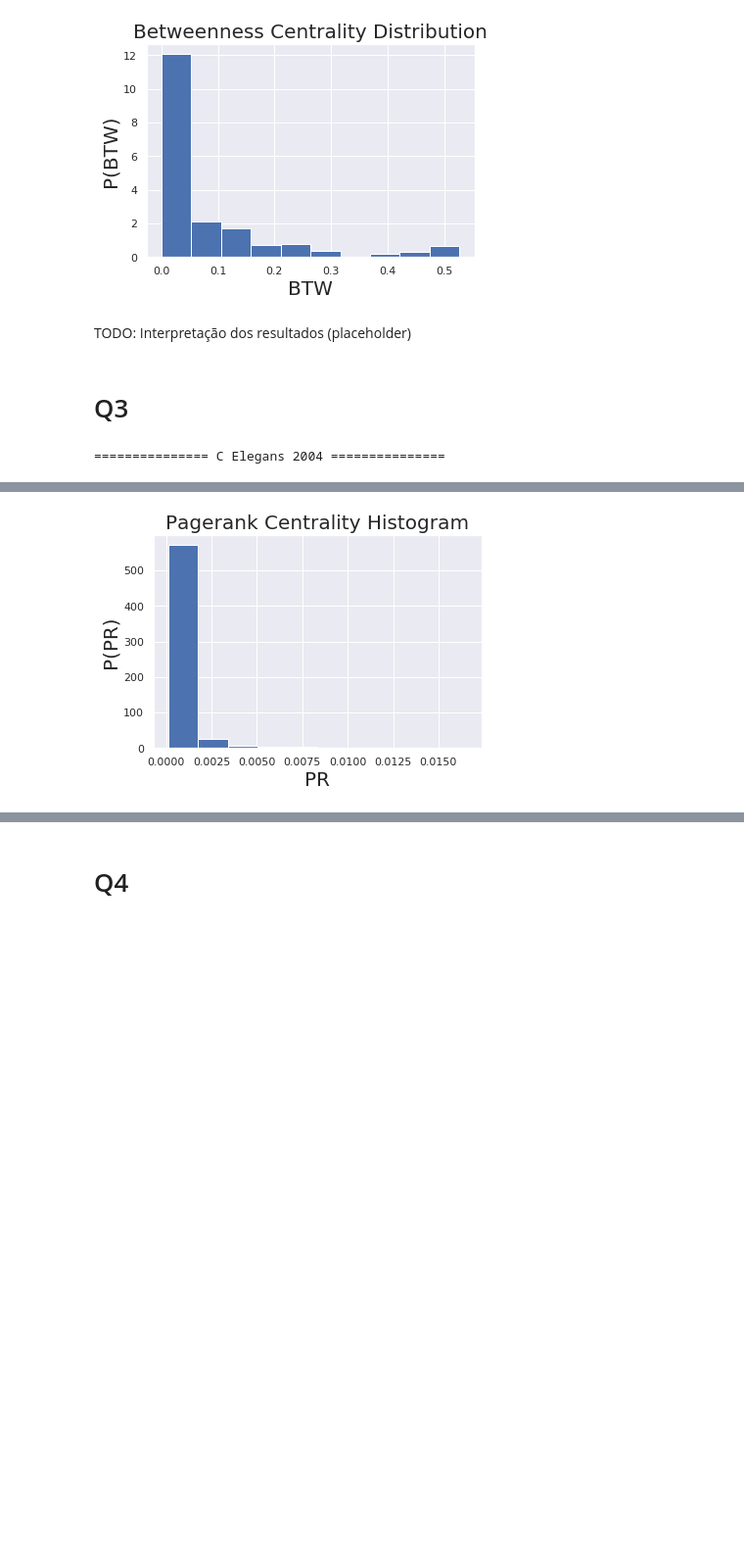
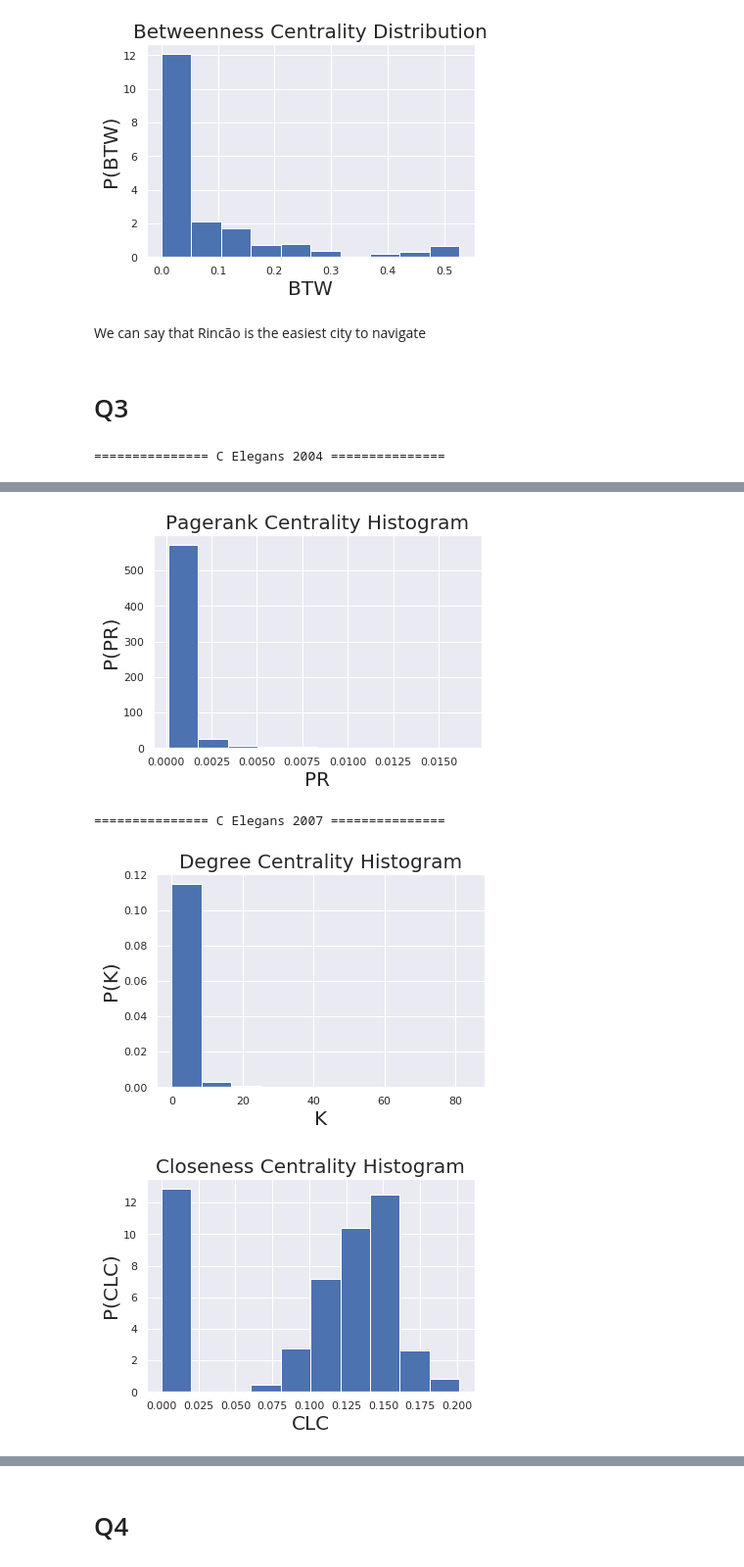
Before and after one commit to gmelodie/Complex-Networks, a Jupyter notebook: lista2/lista2.ipynb, the cells around one changed output, grey strips where cells are left out. Shown at 98% size. Cells and saved outputs as stored; diff of their text form; code cells hidden in the pictures; blank space fills up the shorter version.

```diff
--- a/lista2/lista2.ipynb
+++ b/lista2/lista2.ipynb
@@ -335,8 +375,8 @@ BTW = list(dict(nx.betweenness_centrality(all_graphs["Rincao"])).values())
 draw_centrality_hist(BTW, title="Betweenness Centrality Distribution", ylabel="P(BTW)", xlabel="BTW")
 # %% [output]
 [figure]
-# %% [markdown]
-TODO: Interpretação dos resultados (placeholder)
+# %% [markdown]
+We can say that Rincão is the easiest city to navigate
 # %% [markdown]
 # Q3
 # %%
@@ -357,11 +397,14 @@ def q3centralities(nets):
         draw_centrality_hist(pagerank_cent, title="Pagerank Centrality Histogram", ylabel="P(PR)", xlabel="PR")
 # %%
 # q3nets = ["Proteins", "C Elegans 2004", "C Elegans 2007", "US Power Grid"]
-q3nets = ["C Elegans 2004"]    # TODO: usar a linha de cima (demora) e deixar bonito
+q3nets = ["C Elegans 2004", "C Elegans 2007"]
 q3centralities(q3nets)
 # %% [output]
 =============== C Elegans 2004 ===============
 [figure]
 [figure]
 [figure]
 [figure]
+=============== C Elegans 2007 ===============
+[figure, added]
+[figure, added]
```
Also changed, not shown: parts of 11 cells of this notebook.
